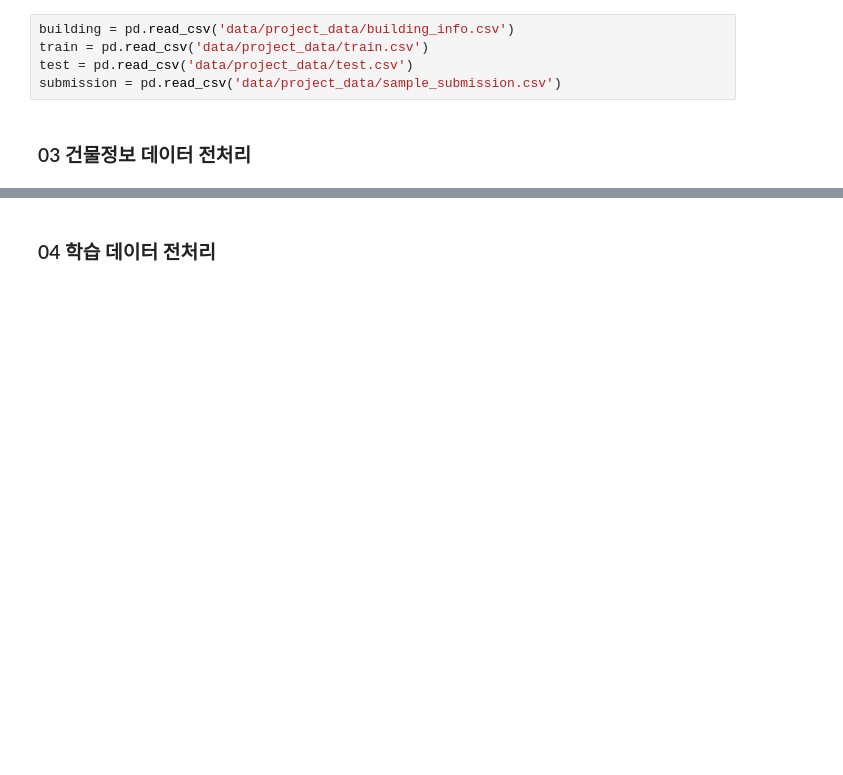
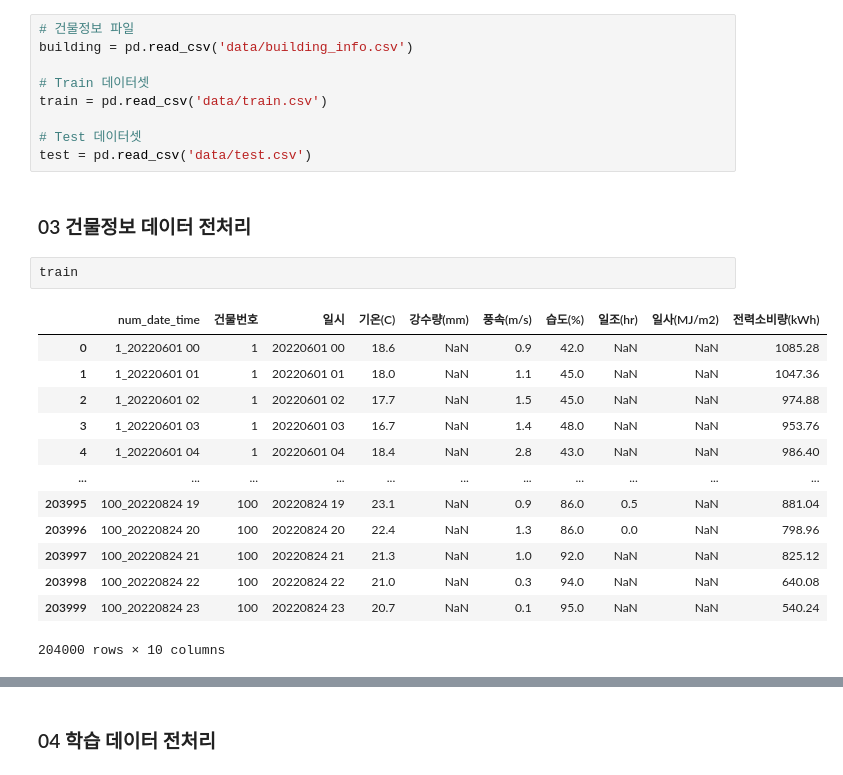
Before and after one commit to dongkieric98/-, a Jupyter notebook: electricity.ipynb, the cells around one changed output, grey strips where cells are left out. Drawn from its saved outputs; the diff is of its cells as text; blank space fills up the shorter version.

```diff
--- a/electricity.ipynb
+++ b/electricity.ipynb
@@ -19,12 +19,32 @@ from sklearn.model_selection import RandomizedSearchCV
 # %% [markdown]
 ### 02 파일 불러오기
 # %%
-building = pd.read_csv('data/project_data/building_info.csv')
-train = pd.read_csv('data/project_data/train.csv')
-test = pd.read_csv('data/project_data/test.csv')
-submission = pd.read_csv('data/project_data/sample_submission.csv')
+# 건물정보 파일
+building = pd.read_csv('data/building_info.csv')
+
+# Train 데이터셋
+train = pd.read_csv('data/train.csv')
+
+# Test 데이터셋
+test = pd.read_csv('data/test.csv')
 # %% [markdown]
 ### 03 건물정보 데이터 전처리
+# %%
+train
+# %% [output]
+|  | num_date_time | 건물번호 | 일시 | 기온(C) | 강수량(mm) | 풍속(m/s) | 습도(%) | 일조(hr) | 일사(MJ/m2) | 전력소비량(kWh) |
+| 0 | 1_20220601 00 | 1 | 20220601 00 | 18.6 | NaN | 0.9 | 42.0 | NaN | NaN | 1085.28 |
+| 1 | 1_20220601 01 | 1 | 20220601 01 | 18.0 | NaN | 1.1 | 45.0 | NaN | NaN | 1047.36 |
+| 2 | 1_20220601 02 | 1 | 20220601 02 | 17.7 | NaN | 1.5 | 45.0 | NaN | NaN | 974.88 |
+| 3 | 1_20220601 03 | 1 | 20220601 03 | 16.7 | NaN | 1.4 | 48.0 | NaN | NaN | 953.76 |
+| 4 | 1_20220601 04 | 1 | 20220601 04 | 18.4 | NaN | 2.8 | 43.0 | NaN | NaN | 986.40 |
+| ... | ... | ... | ... | ... | ... | ... | ... | ... | ... | ... |
+| 203995 | 100_20220824 19 | 100 | 20220824 19 | 23.1 | NaN | 0.9 | 86.0 | 0.5 | NaN | 881.04 |
+| 203996 | 100_20220824 20 | 100 | 20220824 20 | 22.4 | NaN | 1.3 | 86.0 | 0.0 | NaN | 798.96 |
+| 203997 | 100_20220824 21 | 100 | 20220824 21 | 21.3 | NaN | 1.0 | 92.0 | NaN | NaN | 825.12 |
+| 203998 | 100_20220824 22 | 100 | 20220824 22 | 21.0 | NaN | 0.3 | 94.0 | NaN | NaN | 640.08 |
+| 203999 | 100_20220824 23 | 100 | 20220824 23 | 20.7 | NaN | 0.1 | 95.0 | NaN | NaN | 540.24 |
+204000 rows × 10 columns
 # %%
 # 태양광이 없는 곳이므로 0값처리
 building['태양광용량(kW)'] = building['태양광용량(kW)'].replace('-', 0)
```
Also changed, not shown: parts of 1 cell of this notebook.
